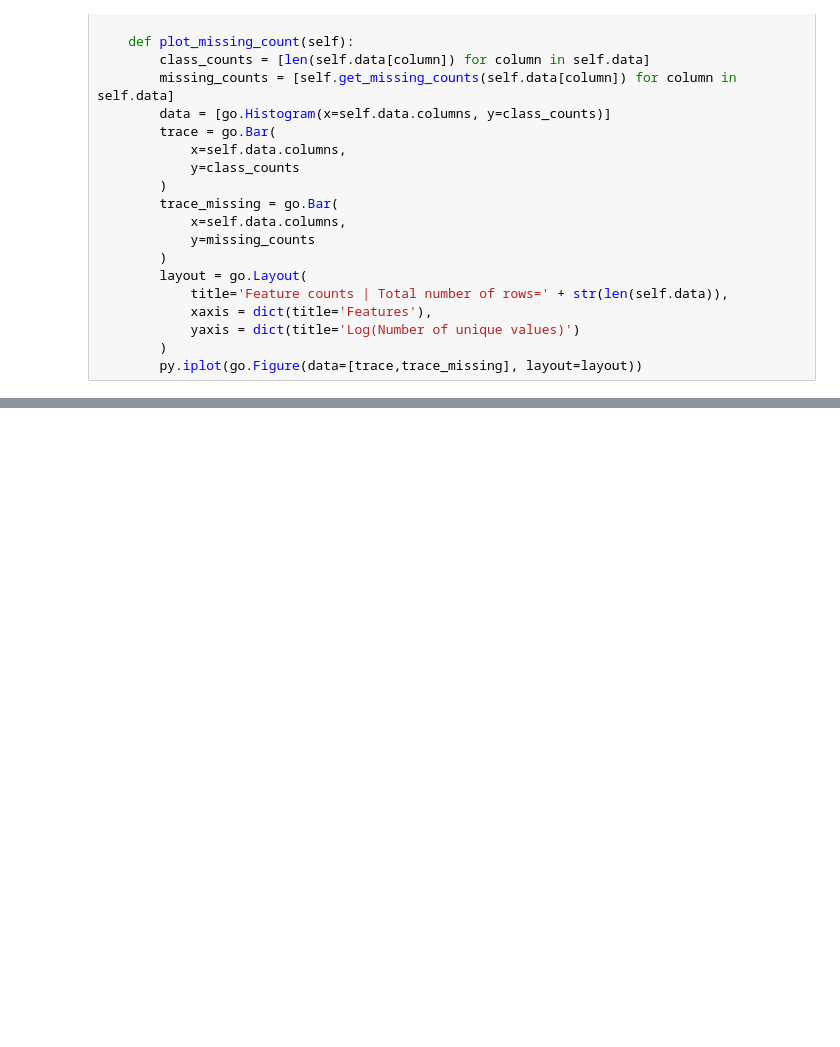
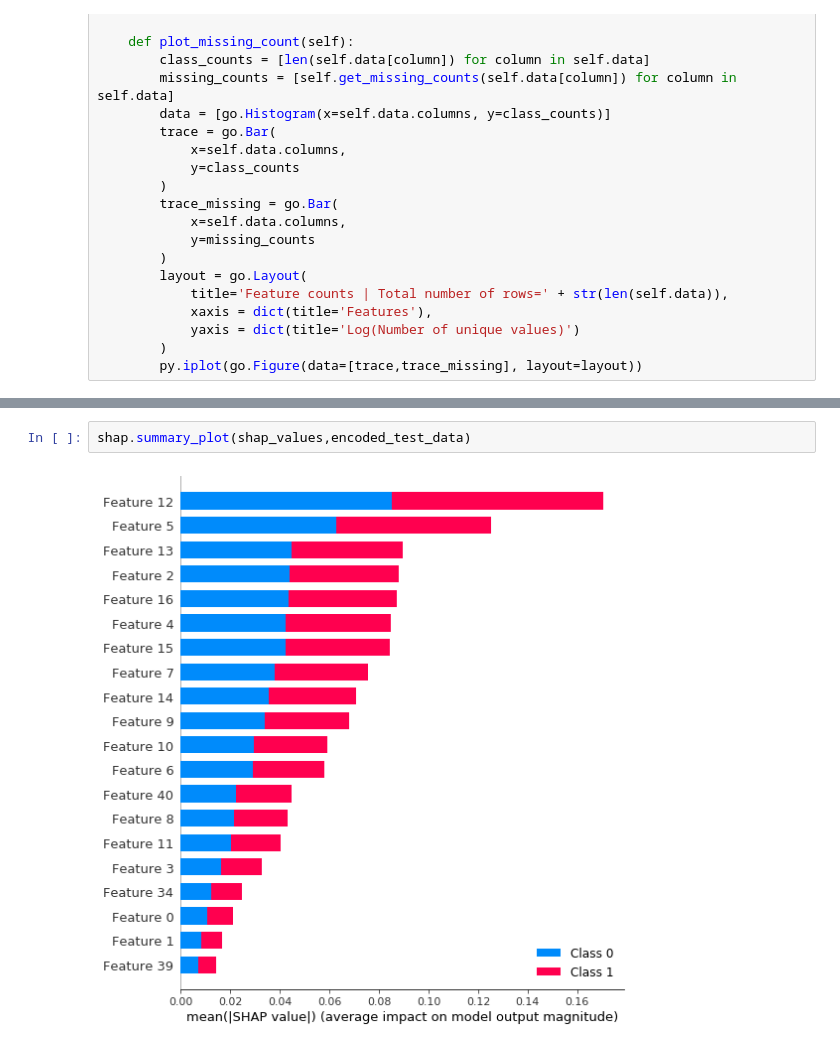
Before and after one commit to surya-kanoria/Diabetes-Patient-Readmission, a Jupyter notebook: Prediction.ipynb, the cells around one changed output, grey strips where cells are left out. Saved outputs shown, nothing was run; the diff lists cells and outputs as text; blank space fills up the shorter version.

```diff
--- a/Prediction.ipynb
+++ b/Prediction.ipynb
@@ -797,0 +468,4 @@ shap.force_plot(explainer.expected_value[0], shap_values[0][:100])
+# %%
+shap.summary_plot(shap_values,encoded_test_data)
+# %% [output]
+[figure, added]
```
Also changed, not shown: parts of 23 cells of this notebook, 1 other file.
